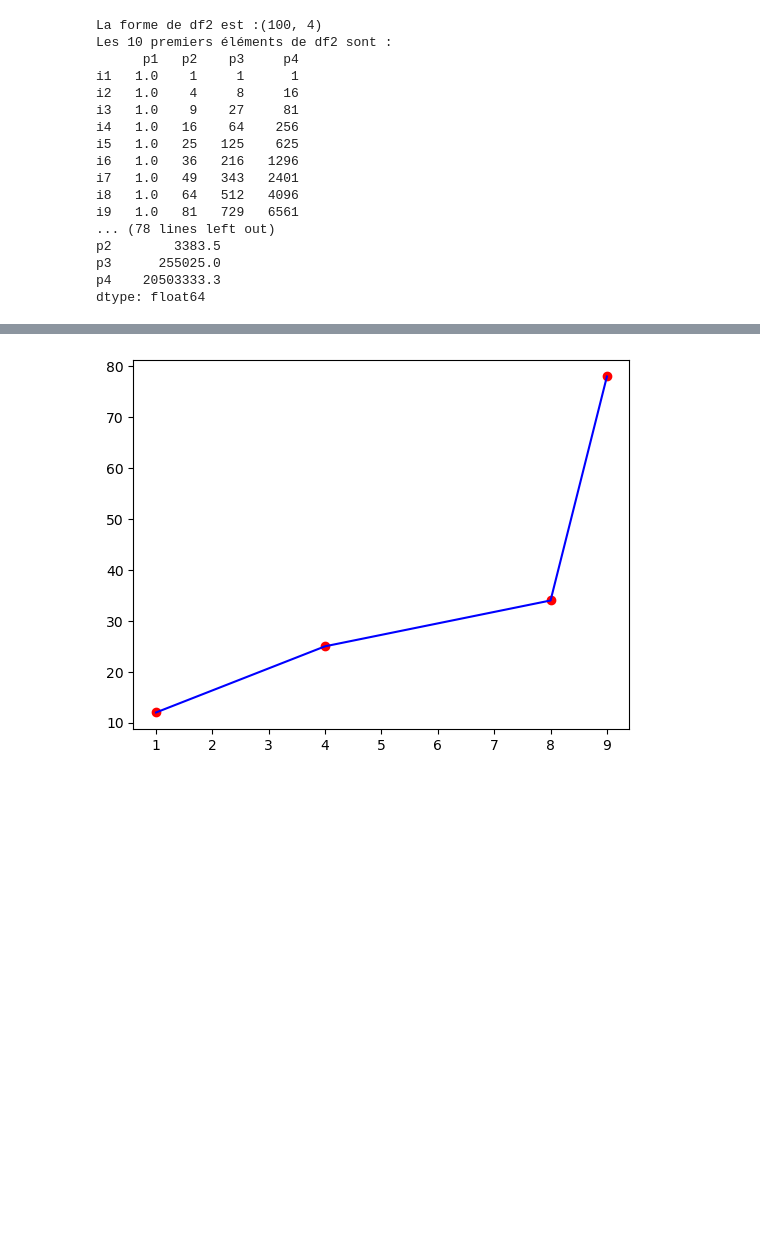
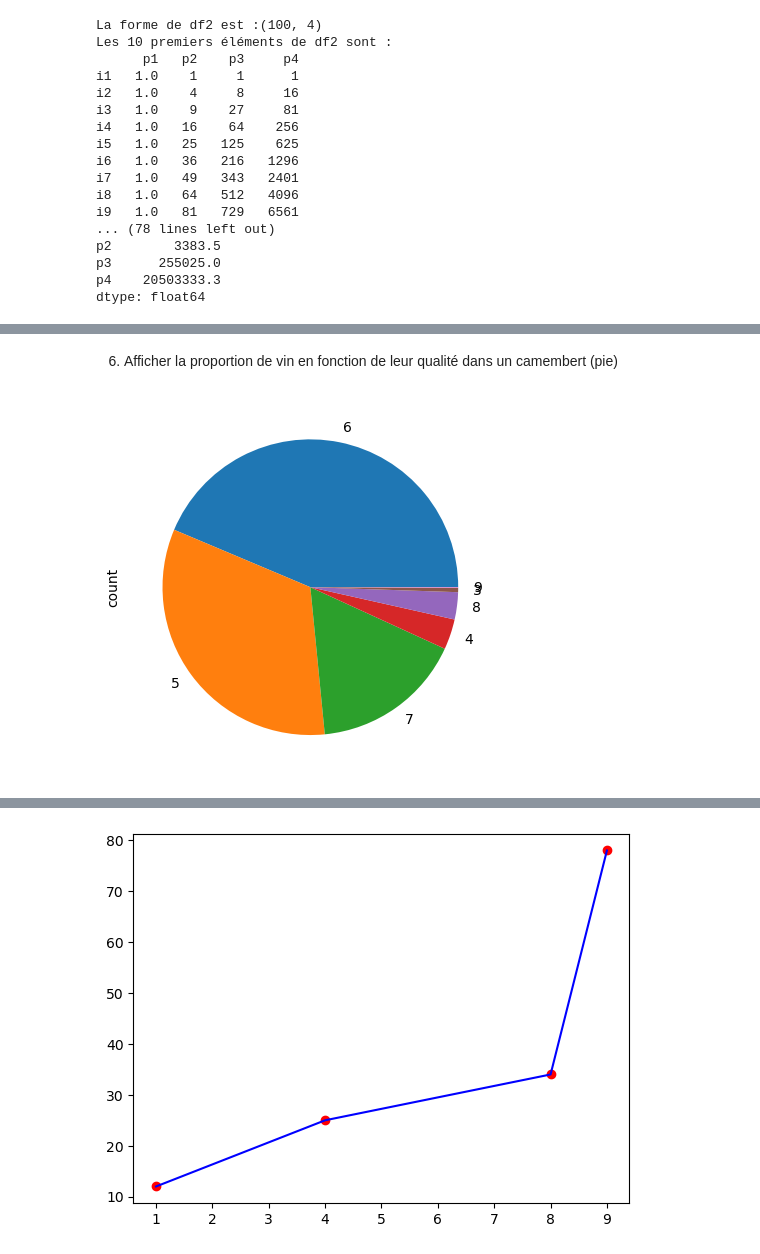
Before and after one commit to Samuelhcq/MachineLearning, a Jupyter notebook: TP2/TP2.ipynb, the cells around one changed output, grey strips where cells are left out. Saved outputs shown, nothing was run; the diff lists cells and outputs as text; code cells hidden in the pictures; blank space fills up the shorter version.

```diff
--- a/TP2/TP2.ipynb
+++ b/TP2/TP2.ipynb
@@ -184,0 +190,13 @@ dtype: float64
+# %%
+import pandas as pd
+
+redwine = pd.read_csv("redwine.csv", sep = ";", index_col = 0)
+whitewine = pd.read_csv("whitewine.csv",sep = ";", index_col = 0)
+
+wines = pd.concat([redwine,whitewine],axis=0)
+
+print("Les 5 alcools avec le plus grand taux d'alcool sont : ")
+print(wines.sort_values(by="alcohol").head(5))
+
+print("Les alcools avec une qualité supérieure à 7 sont")
+print(wines.loc[wines["quality"]>7])
@@ -184,0 +257,9 @@ dtype: float64
+# %% [markdown]
+6. Afficher la proportion de vin en fonction de leur qualité dans un camembert (pie)
+# %%
+import matplotlib.pyplot as plt
+
+wines["quality"].value_counts().plot.pie()
+plt.show()
+# %% [output]
+[figure, added]
```
Also changed, not shown: parts of 17 cells of this notebook, 5 other files.
